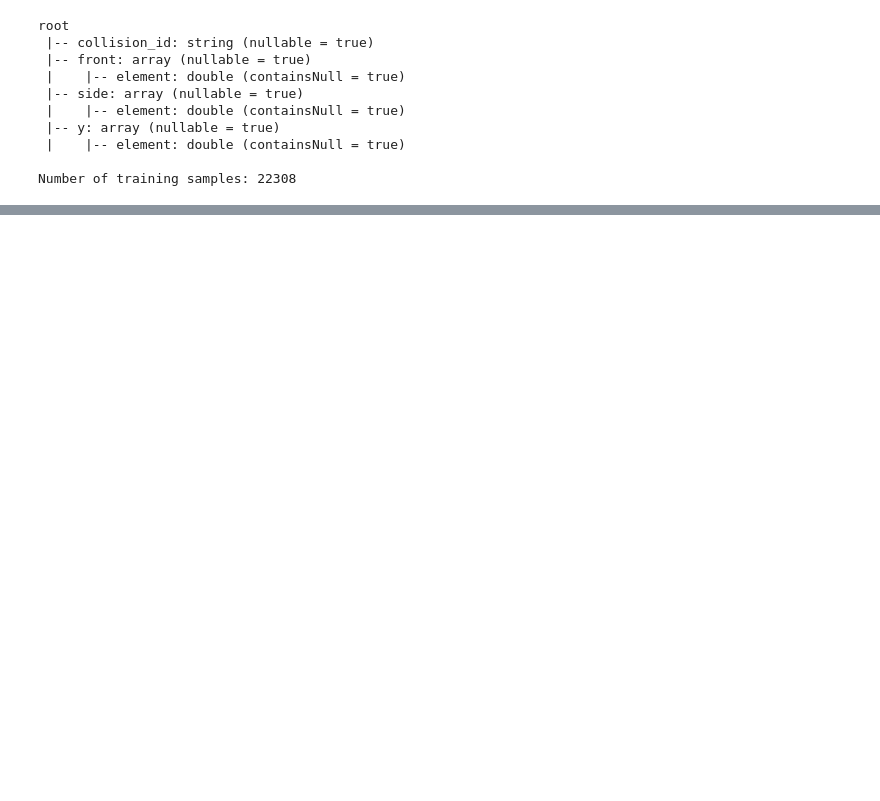
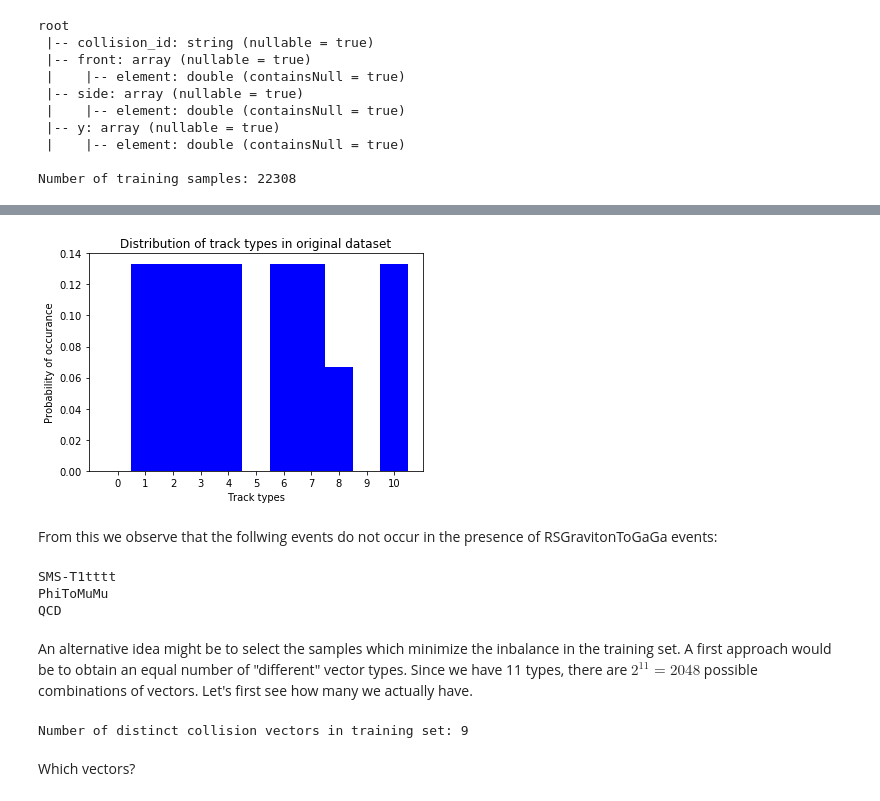
Before and after one commit to JoeriHermans/hep-track-reconstruction-ml, a Jupyter notebook: notebooks/autoencoder.ipynb, the cells around one changed output, grey strips where cells are left out. Cells and saved outputs as stored; diff of their text form; code cells hidden in the pictures; blank space fills up the shorter version.

```diff
--- a/notebooks/autoencoder.ipynb
+++ b/notebooks/autoencoder.ipynb
@@ -137,3 +151,6 @@ def residual(feat_maps_in, feat_maps_out, prev_layer):
+# %%
+def normalize_distribution(distribution):
+    return np.divide(distribution, distribution.sum()).tolist()
 # %% [markdown]
 ## Data Loading and Preprocessing
 
@@ -255,0 +292,31 @@ Number of training samples: 22308
+# %%
+def fetch_data(iterator):
+    for row in iterator:
+        if row['y'][3] == 1:
+            yield row
+
+collision_distribution = training_set.select("y").mapPartitions(fetch_data)
+collision_distribution = np.asarray(collision_distribution.reduce(lambda a, b: np.add(a, b).tolist())[0])
+# %%
+normalized_distribution = normalize_distribution(collision_distribution)
+plot_types_distribution(normalized_distribution)
+# %% [output]
+[figure, added]
+# %% [markdown]
+From this we observe that the follwing events do not occur in the presence of RSGravitonToGaGa events:
+# %%
+print(types[0])
+print(types[5])
+print(types[9])
+# %% [output]
+SMS-T1tttt
+PhiToMuMu
+QCD
+# %% [markdown]
+An alternative idea might be to select the samples which minimize the inbalance in the training set. A first approach would be to obtain an equal number of "different" vector types. Since we have 11 types, there are $2^{11} = 2048$ possible combinations of vectors. Let's first see how many we actually have.
+# %%
+print("Number of distinct collision vectors in training set: " + str(training_set.select("y").distinct().count()))
+# %% [output]
+Number of distinct collision vectors in training set: 9
+# %% [markdown]
+Which vectors?
```
Also changed, not shown: parts of 20 cells of this notebook.
